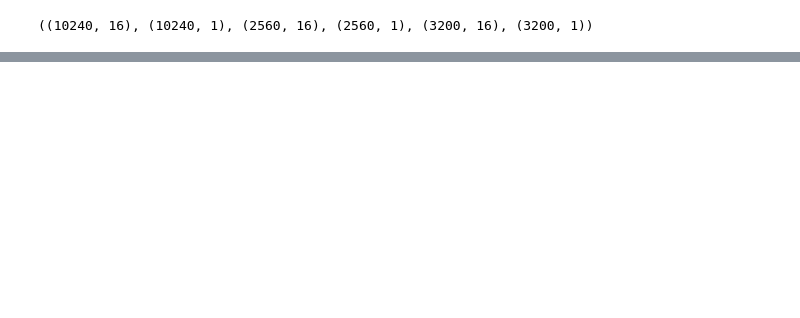
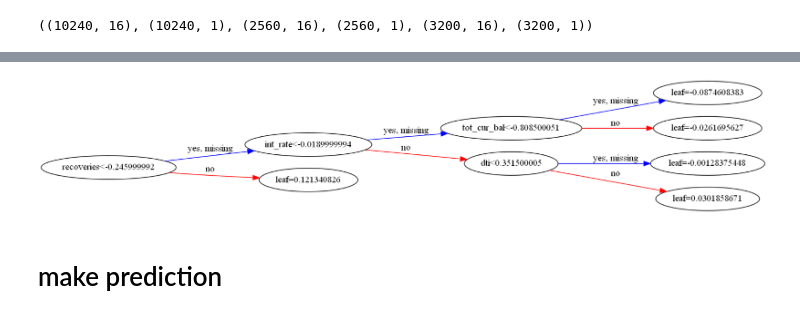
Before and after one commit to sjskoko/Investment_engineering, a Jupyter notebook: xgboost.ipynb, the cells around one changed output, grey strips where cells are left out. Cells and saved outputs as stored; diff of their text form; code cells hidden in the pictures; blank space fills up the shorter version.

```diff
--- a/xgboost.ipynb
+++ b/xgboost.ipynb
@@ -97,0 +99,20 @@ get_clf_eval(y_test, y_preds, y_pred_proba)
+# %%
+  import xgboost as xgb
+  import matplotlib.pyplot as plt
+
+  # num_trees : 그림을 여러개 그릴시 그림 번호
+  # rankdir : 트리의 방향, 디폴트는 위아래 방향
+  # rankdir="LR" : 왼쪽에서 오른쪽 방향으로 트리를 보여준다.
+  xgb.plot_tree(xgb_wrapper, num_trees=10, rankdir='LR')
+
+  fig = plt.gcf()
+  fig.set_size_inches(150, 100)
+
+  # 이미지 저장하고 싶다면
+  # fig.savefig('tree.png')
+
+  plt.show()
+# %% [output]
+[figure, added]
+# %% [markdown]
+# make prediction
```
Also changed, not shown: parts of 10 cells of this notebook, 4 other files.
